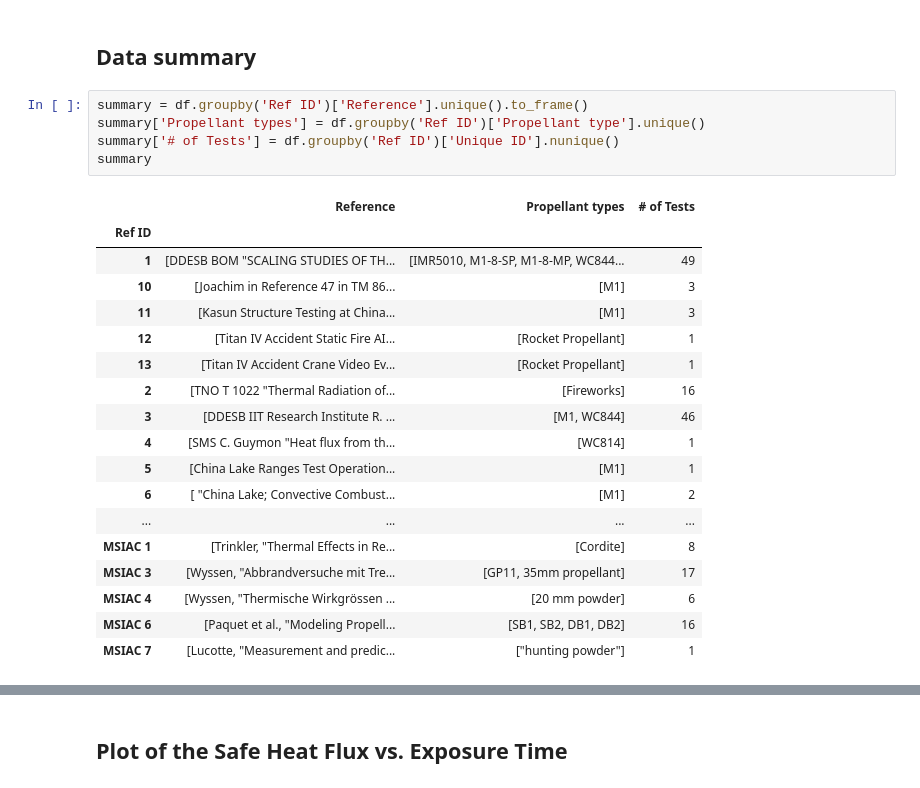
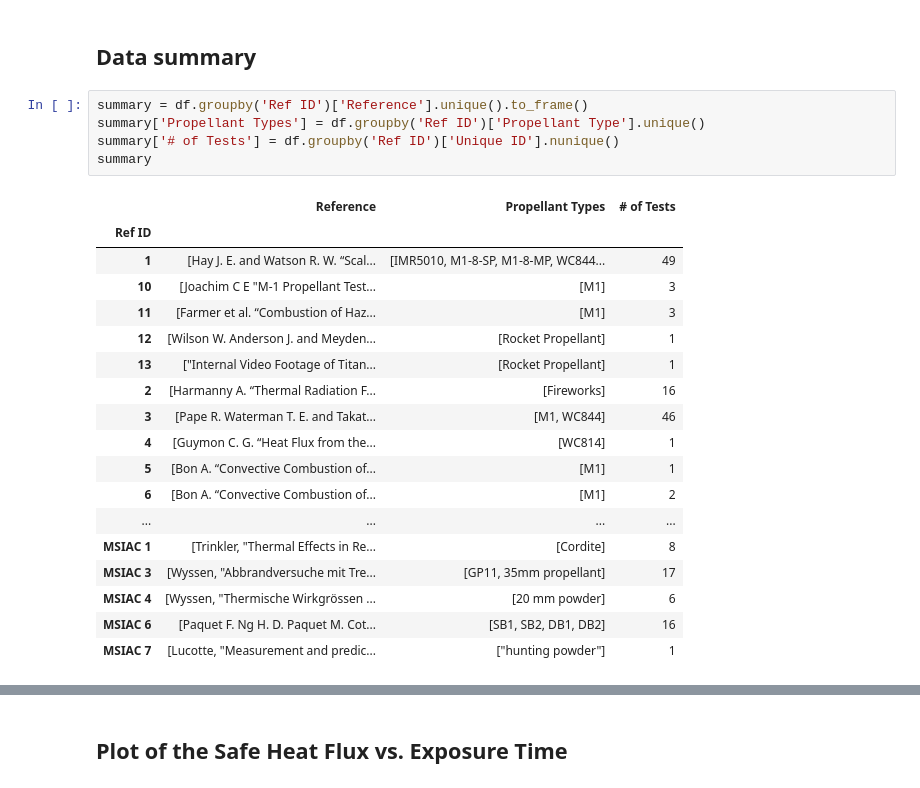
Before and after one commit to clint-bg/publicationdata, a Jupyter notebook: safeSeparation/safeDistancesOpenBurnplus.ipynb, the cells around one changed output, grey strips where cells are left out. Saved outputs shown, nothing was run; the diff lists cells and outputs as text.

```diff
--- a/safeSeparation/safeDistancesOpenBurnplus.ipynb
+++ b/safeSeparation/safeDistancesOpenBurnplus.ipynb
@@ -42,27 +45,27 @@ df['Unique ID'] = df.agg('R{0[Ref ID]}T{0[Test #]}'.format, axis=1)
 ## Data summary
 # %%
 summary = df.groupby('Ref ID')['Reference'].unique().to_frame()
-summary['Propellant types'] = df.groupby('Ref ID')['Propellant type'].unique()
+summary['Propellant Types'] = df.groupby('Ref ID')['Propellant Type'].unique()
 summary['# of Tests'] = df.groupby('Ref ID')['Unique ID'].nunique()
 summary
 # %% [output]
-|  | Reference | Propellant types | # of Tests |
+|  | Reference | Propellant Types | # of Tests |
 | Ref ID |  |  |  |
-| 1 | [DDESB BOM "SCALING STUDIES OF TH... | [IMR5010, M1-8-SP, M1-8-MP, WC844... | 49 |
-| 10 | [Joachim in Reference 47 in TM 86... | [M1] | 3 |
-| 11 | [Kasun Structure Testing at China... | [M1] | 3 |
-| 12 | [Titan IV Accident Static Fire AI... | [Rocket Propellant] | 1 |
-| 13 | [Titan IV Accident Crane Video Ev... | [Rocket Propellant] | 1 |
-| 2 | [TNO T 1022 "Thermal Radiation of... | [Fireworks] | 16 |
-| 3 | [DDESB IIT Research Institute R. ... | [M1, WC844] | 46 |
-| 4 | [SMS C. Guymon "Heat flux from th... | [WC814] | 1 |
-| 5 | [China Lake Ranges Test Operation... | [M1] | 1 |
-| 6 | [ "China Lake; Convective Combust... | [M1] | 2 |
+| 1 | [Hay J. E. and Watson R. W. “Scal... | [IMR5010, M1-8-SP, M1-8-MP, WC844... | 49 |
+| 10 | [Joachim C E "M-1 Propellant Test... | [M1] | 3 |
+| 11 | [Farmer et al. “Combustion of Haz... | [M1] | 3 |
+| 12 | [Wilson W. Anderson J. and Meyden... | [Rocket Propellant] | 1 |
+| 13 | ["Internal Video Footage of Titan... | [Rocket Propellant] | 1 |
+| 2 | [Harmanny A. “Thermal Radiation F... | [Fireworks] | 16 |
+| 3 | [Pape R. Waterman T. E. and Takat... | [M1, WC844] | 46 |
+| 4 | [Guymon C. G. “Heat Flux from the... | [WC814] | 1 |
+| 5 | [Bon A. “Convective Combustion of... | [M1] | 1 |
+| 6 | [Bon A. “Convective Combustion of... | [M1] | 2 |
 | ... | ... | ... | ... |
 | MSIAC 1 | [Trinkler, "Thermal Effects in Re... | [Cordite] | 8 |
 | MSIAC 3 | [Wyssen, "Abbrandversuche mit Tre... | [GP11, 35mm propellant] | 17 |
 | MSIAC 4 | [Wyssen, "Thermische Wirkgrössen ... | [20 mm powder] | 6 |
-| MSIAC 6 | [Paquet et al., "Modeling Propell... | [SB1, SB2, DB1, DB2] | 16 |
+| MSIAC 6 | [Paquet F. Ng H. D. Paquet M. Cot... | [SB1, SB2, DB1, DB2] | 16 |
 | MSIAC 7 | [Lucotte, "Measurement and predic... | ["hunting powder"] | 1 |
 # %%
 #References
```
Also changed, not shown: parts of 21 cells of this notebook.
